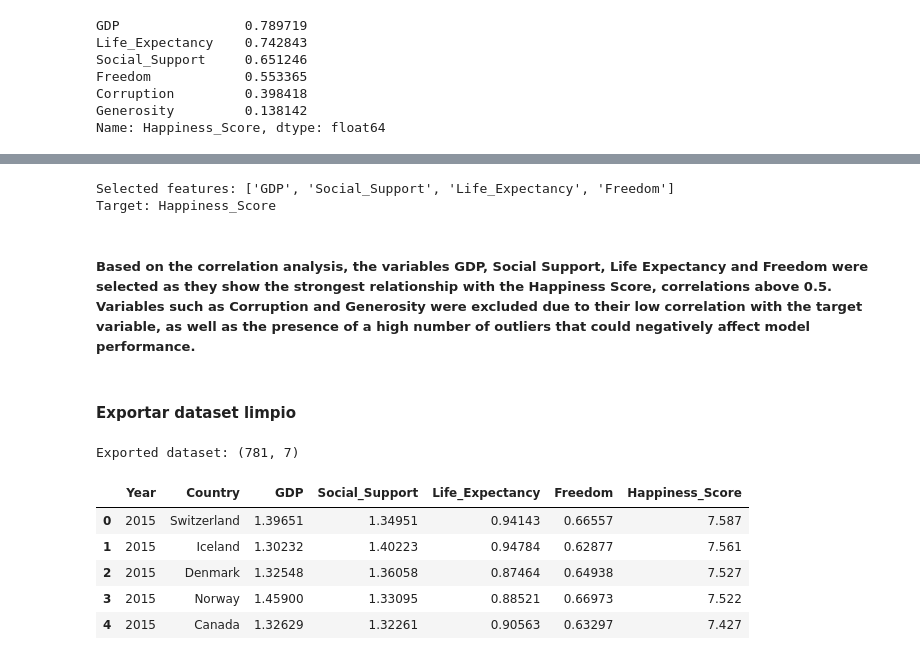
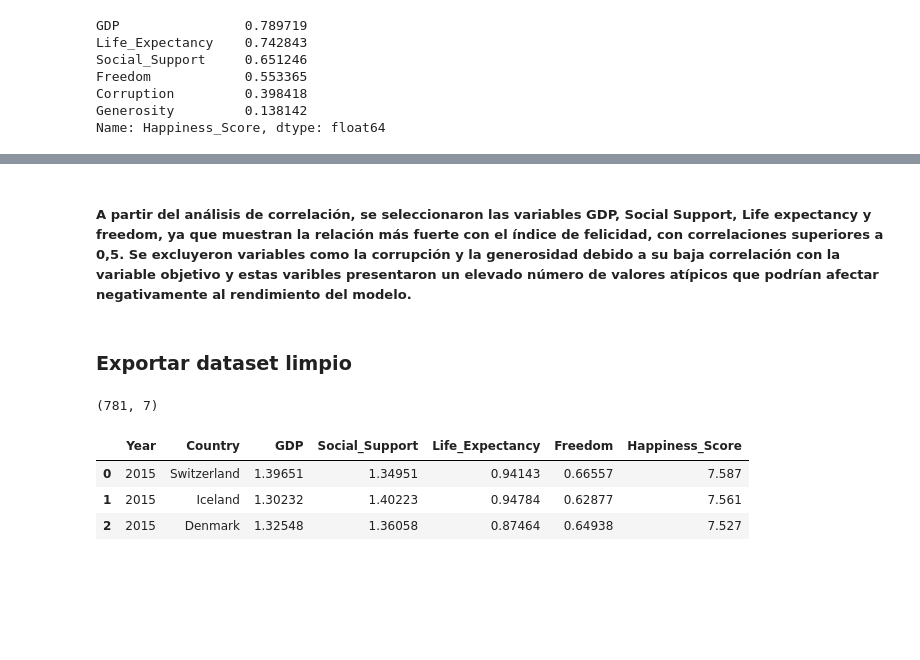
Before and after one commit to Salo018/Workshop-003, a Jupyter notebook: notebooks/eda.ipynb, the cells around one changed output, grey strips where cells are left out. Cells and saved outputs as stored; diff of their text form; code cells hidden in the pictures; blank space fills up the shorter version.

```diff
--- a/notebooks/eda.ipynb
+++ b/notebooks/eda.ipynb
@@ -363,32 +347,27 @@ Name: Happiness_Score, dtype: float64
 # %%
-# Define the list of selected features
+# Definir la lista de varibles seleccionadas
 SELECTED_FEATURES = ['GDP', 'Social_Support', 'Life_Expectancy',
                      'Freedom']
-#Define the target, the variable I want to predict
+#Definir el objetivo, la variable que quiero predecir
 TARGET = 'Happiness_Score'
-
-#Print the selected features and target
-print("Selected features:", SELECTED_FEATURES)
-print("Target:", TARGET)
-# %% [output]
-Selected features: ['GDP', 'Social_Support', 'Life_Expectancy', 'Freedom']
-Target: Happiness_Score
 # %% [markdown]
-##### Based on the correlation analysis, the variables GDP, Social Support, Life Expectancy and Freedom were selected as they show the strongest relationship with the Happiness Score, correlations above 0.5. Variables such as Corruption and Generosity were excluded due to their low correlation with the target variable, as well as the presence of a high number of outliers that could negatively affect model performance.
+##### A partir del análisis de correlación, se seleccionaron las variables GDP, Social Support, Life expectancy y freedom, ya que muestran la relación más fuerte con el índice de felicidad, con correlaciones superiores a 0,5. Se excluyeron variables como la corrupción y la generosidad debido a su baja correlación con la variable objetivo y estas varibles presentaron un elevado número de valores atípicos que podrían afectar negativamente al rendimiento del modelo.
 # %% [markdown]
-#### Exportar dataset limpio
+### Exportar dataset limpio
 # %%
+#Exportar el nuevo dataframe limpio con solo las columnas seleccionadas y el objetivo
 df_clean = df[['Year', 'Country'] + SELECTED_FEATURES + [TARGET]].copy()
 df_clean.to_csv('C:/Users/Asus/OneDrive/Desktop/Workshop-003/data/df_clean.csv', index=False)
-print("Exported dataset:", df_clean.shape)
-# %% [output]
-Exported dataset: (781, 7)
+# %%
+#Ver el tamaño del dataframe limpio
+df_clean.shape
+# %% [output]
+(781, 7)
 # %%
-df_clean.head()
+#Mostrar los 3 primeros registros del dataframe limpio
+df_clean.head(3)
 # %% [output]
 |  | Year | Country | GDP | Social_Support | Life_Expectancy | Freedom | Happiness_Score |
 | 0 | 2015 | Switzerland | 1.39651 | 1.34951 | 0.94143 | 0.66557 | 7.587 |
 | 1 | 2015 | Iceland | 1.30232 | 1.40223 | 0.94784 | 0.62877 | 7.561 |
 | 2 | 2015 | Denmark | 1.32548 | 1.36058 | 0.87464 | 0.64938 | 7.527 |
-| 3 | 2015 | Norway | 1.45900 | 1.33095 | 0.88521 | 0.66973 | 7.522 |
-| 4 | 2015 | Canada | 1.32629 | 1.32261 | 0.90563 | 0.63297 | 7.427 |
```
Also changed, not shown: parts of 25 cells of this notebook, 3 other files.
